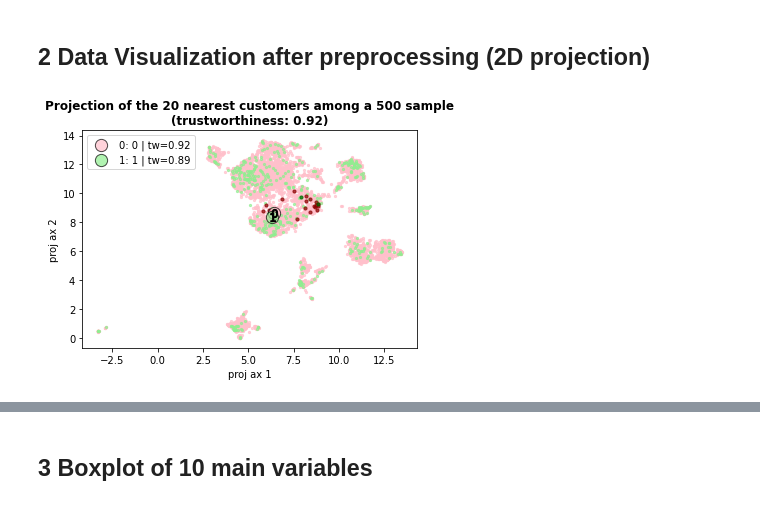
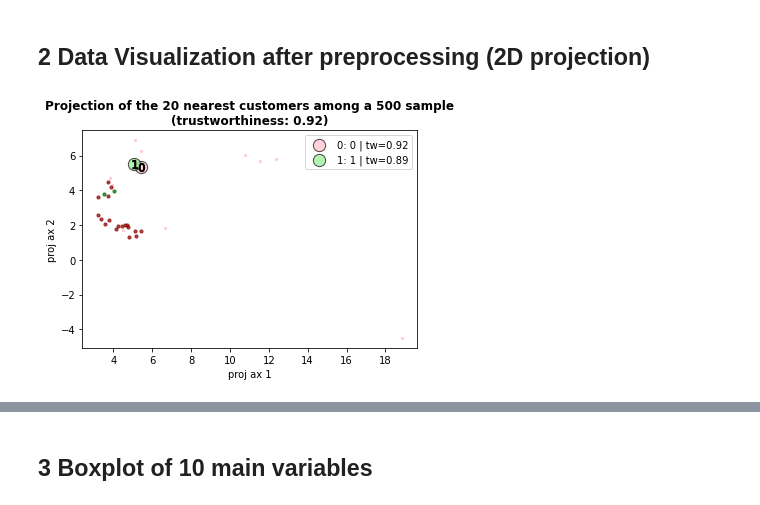
Before and after one commit to SmellyArmure/OC_DS_Project7, a Jupyter notebook: NOTEBOOKS/P7_05_Dashboard_prep.ipynb, the cells around one changed output, grey strips where cells are left out. Saved outputs shown, nothing was run; the diff lists cells and outputs as text; code cells hidden in the pictures.

Commit message:
P7_05_Dashboard_prep : fini la fonction qui affiche le scatterplot et ajouté à P7_functions | ménage dans la partie WEB (pas à jour, voir autre repo)

```diff
--- a/NOTEBOOKS/P7_05_Dashboard_prep.ipynb
+++ b/NOTEBOOKS/P7_05_Dashboard_prep.ipynb
@@ -113,6 +113,10 @@ idx = neigh.kneighbors(X=X_te_featsel.loc[customer_idx: customer_idx],
 nearest_cust_idx = list(X_tr_featsel.loc[random_samp].iloc[idx].index)
 # %% [markdown]
 ## 2 Data Visualization after preprocessing (2D projection)
+# %%
+from random  import sample
+n_display = 100
+display_samp = sample(set(random_samp), 10)
 # %%
 # Computes the axes for projection with centers
 
@@ -134,7 +138,7 @@ proj = 'UMAP'
 plot_projection(X=X_tr_featsel.loc[random_samp],
                 y=y_train.loc[random_samp],
                 model=None,
-                plot_only_idx = random_samp,
+                plot_only_idx = display_samp,
                 dict_proj = dict_proj,
                 dict_proj_centers = dict_proj_centers,
                 ser_clust = y_train.loc[random_samp],
@@ -142,31 +146,31 @@ plot_projection(X=X_tr_featsel.loc[random_samp],
                 tw_n_neigh=5, title="Projection of the 20 nearest customers among a 500 sample",
                 bboxtoanchor=None, figsize=(10, 6), size=5, palette=['pink','lightgreen'],
                 show_centers=True, legend_on=True, fig=fig, ax=ax, random_state=14)
 
 # show nearest neighbors
 plot_projection(X=X_tr_featsel.loc[random_samp],
                 y=y_train.loc[random_samp],
                 model=None,
                 plot_only_idx = nearest_cust_idx,
                 dict_proj = dict_proj,
                 dict_proj_centers = dict_proj_centers,
                 ser_clust = y_train.loc[random_samp],
                 proj=proj, # PCA, UMAP, t-SNE
                 tw_n_neigh=None, title=None,
                 bboxtoanchor=None, figsize=(10, 6), size=10, palette=['darkred','darkgreen'],
                 show_centers=False, legend_on=True, fig=fig, ax=ax, random_state=14)
 
 # show nearest neighbors
 plot_projection(X=X_tr_featsel.loc[random_samp],
                 y=y_train.loc[random_samp],
                 model=None,
                 plot_only_idx = [customer_idx],
                 dict_proj = dict_proj,
                 dict_proj_centers = dict_proj_centers,
                 ser_clust = y_train.loc[random_samp],
                 proj=proj, # PCA, UMAP, t-SNE
                 tw_n_neigh=None, title=None,
                 bboxtoanchor=None, figsize=(10, 6), size=50, palette=['k'],
                 show_centers=False, legend_on=True, fig=fig, ax=ax, random_state=14)
 # %% [output]
-[figure, old version]
+[figure, new version]
```
Also changed, not shown: parts of 27 cells of this notebook, 25 other files.
